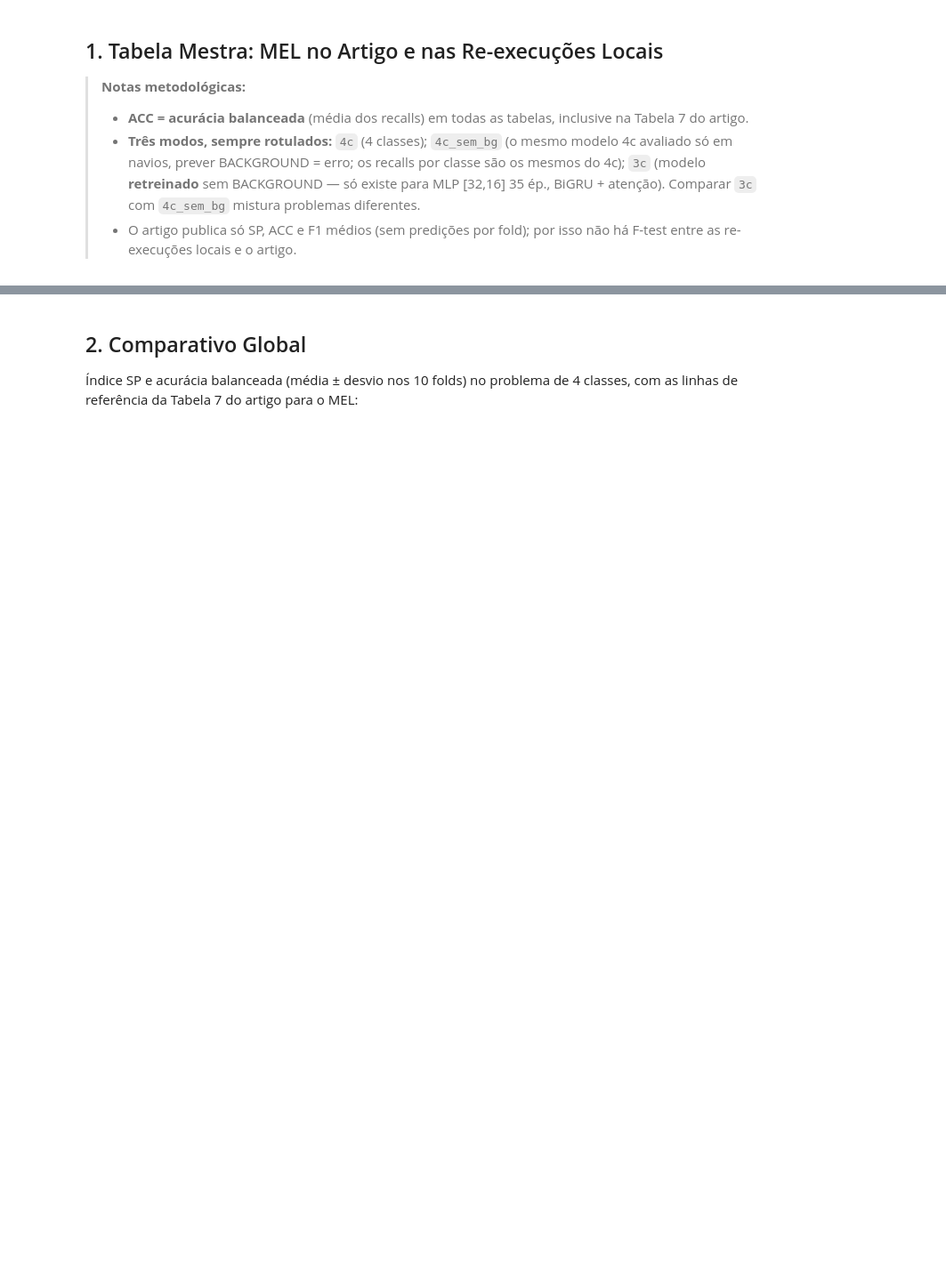
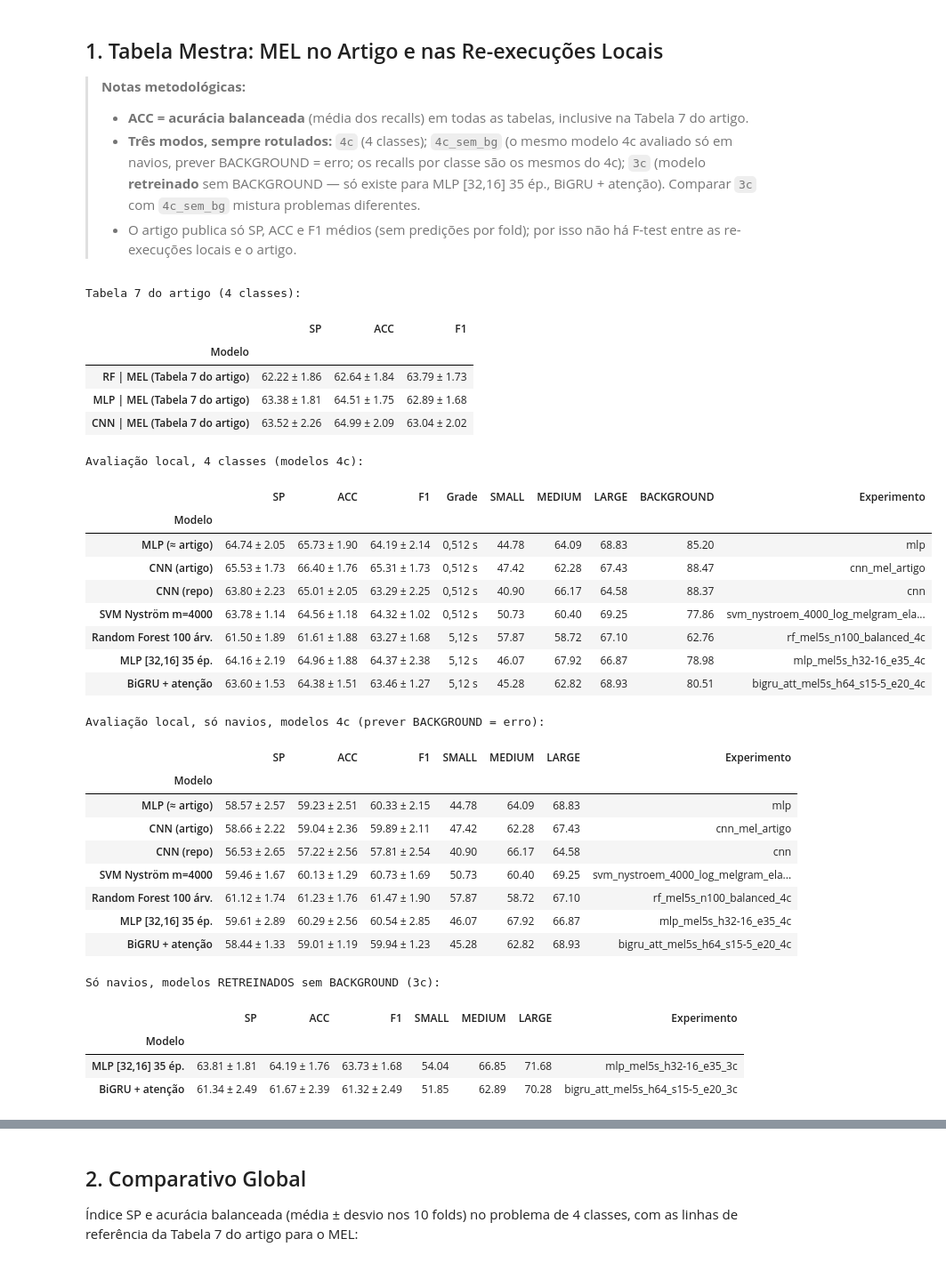
Before and after one commit to evandrorocha/iara, a Jupyter notebook: notebooks/7_comparacao_modelos_mel.ipynb, the cells around one changed output, grey strips where cells are left out. Shown at 89% size. Drawn from its saved outputs; the diff is of its cells as text; code cells hidden in the pictures; blank space fills up the shorter version.

Commit message:
Atualizando notebooks com novos dados do CNN MEL do artigo

```diff
--- a/notebooks/7_comparacao_modelos_mel.ipynb
+++ b/notebooks/7_comparacao_modelos_mel.ipynb
@@ -71,6 +71,7 @@ SVM_SWEEP = [
 ]
 PARES_OUTRA = [
     ('MLP (≈ artigo, 0,512 s)', 'mlp', 'mlp_lofar'),
+    ('CNN (artigo, 0,512 s)', 'cnn_mel_artigo', 'cnn_lofar'),
     ('SVM Nyström (melhor de cada)', 'svm_nystroem_4000_log_melgram_elasticnet_l1r0.15_C2.0', 'svm_nystroem_6000_lofar_elasticnet_l1r0.15'),
     ('Random Forest (5,12 s)', 'rf_mel5s_n100_balanced_4c', 'rf_lofar5s_n100_balanced_4c'),
     ('BiGRU + atenção (5,12 s)', 'bigru_att_mel5s_h64_s15-5_e20_4c', 'bigru_att_lofar5s_h128_s15-5_e15_4c'),
@@ -86,33 +87,65 @@ FOLDS = {l: R.fold_metrics(e) for l, e in E4.items()}
 # Colapso: em algum fold, alguma classe com recall < 5% (o SP do fold despenca e a média deixa de ser informativa)
 COLAPSADO = {l: bool((FOLDS[l][[f'R_{c}' for c in R.CLASSES]].min(axis=1) < 5).any()) for l in E4}
 
 # Tabela 7 do artigo (Silva et al., IEEE Access 2025): só SP, ACC e F1 em 4 classes
 tab_artigo = pd.DataFrame([{'Modelo': f'{m} | {r} (Tabela 7 do artigo)',
                             **{k: R.fmt(v) for k, v in R.ARTICLE_TABLE7[(m, r)].items()}}
                            for (m, r) in R.ARTICLE_TABLE7 if r == REP]).set_index('Modelo')
 ROWS = [(l + (' [COLAPSADA]' if COLAPSADO[l] else ''), e) for l, e in E4.items()]
 tab_4c = R.table(ROWS, mode='4c', metrics=MET)
 tab_4c.insert(len(MET), 'Grade', [g for *_, g, _ in PRINCIPAIS])
 tab_sem_bg = R.table(ROWS, mode='4c_sem_bg', metrics=MET)
 tab_3c = R.table([(l, e, '3c') for l, e in E3.items()], metrics=MET) if E3 else None
 def _completo(e):
     try:
         R.fold_metrics(e)
         return True
     except FileNotFoundError:   # sem os 10 folds (ou CSVs com outro nome) em disco
         return False
 
 
 SWEEP_FORA = [(l, e) for l, e in SVM_SWEEP if not _completo(e)]
 SVM_SWEEP = [(l, e) for l, e in SVM_SWEEP if _completo(e)]
 SWEEP = {l: R.summary(e) for l, e in SVM_SWEEP}
 tab_sweep = R.table(SVM_SWEEP, metrics=MET)
 
 print('Tabela 7 do artigo (4 classes):'); display(tab_artigo)
 print('Avaliação local, 4 classes (modelos 4c):'); display(tab_4c)
 print('Avaliação local, só navios, modelos 4c (prever BACKGROUND = erro):'); display(tab_sem_bg)
 if tab_3c is not None:
     print('Só navios, modelos RETREINADOS sem BACKGROUND (3c):'); display(tab_3c)
+# %% [output]
+Tabela 7 do artigo (4 classes):
+|  | SP | ACC | F1 |
+| Modelo |  |  |  |
+| RF | MEL (Tabela 7 do artigo) | 62.22 ± 1.86 | 62.64 ± 1.84 | 63.79 ± 1.73 |
+| MLP | MEL (Tabela 7 do artigo) | 63.38 ± 1.81 | 64.51 ± 1.75 | 62.89 ± 1.68 |
+| CNN | MEL (Tabela 7 do artigo) | 63.52 ± 2.26 | 64.99 ± 2.09 | 63.04 ± 2.02 |
+Avaliação local, 4 classes (modelos 4c):
+|  | SP | ACC | F1 | Grade | SMALL | MEDIUM | LARGE | BACKGROUND | Experimento |
+| Modelo |  |  |  |  |  |  |  |  |  |
+| MLP (≈ artigo) | 64.74 ± 2.05 | 65.73 ± 1.90 | 64.19 ± 2.14 | 0,512 s | 44.78 | 64.09 | 68.83 | 85.20 | mlp |
+| CNN (artigo) | 65.53 ± 1.73 | 66.40 ± 1.76 | 65.31 ± 1.73 | 0,512 s | 47.42 | 62.28 | 67.43 | 88.47 | cnn_mel_artigo |
+| CNN (repo) | 63.80 ± 2.23 | 65.01 ± 2.05 | 63.29 ± 2.25 | 0,512 s | 40.90 | 66.17 | 64.58 | 88.37 | cnn |
+| SVM Nyström m=4000 | 63.78 ± 1.14 | 64.56 ± 1.18 | 64.32 ± 1.02 | 0,512 s | 50.73 | 60.40 | 69.25 | 77.86 | svm_nystroem_4000_log_melgram_ela... |
+| Random Forest 100 árv. | 61.50 ± 1.89 | 61.61 ± 1.88 | 63.27 ± 1.68 | 5,12 s | 57.87 | 58.72 | 67.10 | 62.76 | rf_mel5s_n100_balanced_4c |
+| MLP [32,16] 35 ép. | 64.16 ± 2.19 | 64.96 ± 1.88 | 64.37 ± 2.38 | 5,12 s | 46.07 | 67.92 | 66.87 | 78.98 | mlp_mel5s_h32-16_e35_4c |
+| BiGRU + atenção | 63.60 ± 1.53 | 64.38 ± 1.51 | 63.46 ± 1.27 | 5,12 s | 45.28 | 62.82 | 68.93 | 80.51 | bigru_att_mel5s_h64_s15-5_e20_4c |
+Avaliação local, só navios, modelos 4c (prever BACKGROUND = erro):
+|  | SP | ACC | F1 | SMALL | MEDIUM | LARGE | Experimento |
+| Modelo |  |  |  |  |  |  |  |
+| MLP (≈ artigo) | 58.57 ± 2.57 | 59.23 ± 2.51 | 60.33 ± 2.15 | 44.78 | 64.09 | 68.83 | mlp |
+| CNN (artigo) | 58.66 ± 2.22 | 59.04 ± 2.36 | 59.89 ± 2.11 | 47.42 | 62.28 | 67.43 | cnn_mel_artigo |
+| CNN (repo) | 56.53 ± 2.65 | 57.22 ± 2.56 | 57.81 ± 2.54 | 40.90 | 66.17 | 64.58 | cnn |
+| SVM Nyström m=4000 | 59.46 ± 1.67 | 60.13 ± 1.29 | 60.73 ± 1.69 | 50.73 | 60.40 | 69.25 | svm_nystroem_4000_log_melgram_ela... |
+| Random Forest 100 árv. | 61.12 ± 1.74 | 61.23 ± 1.76 | 61.47 ± 1.90 | 57.87 | 58.72 | 67.10 | rf_mel5s_n100_balanced_4c |
+| MLP [32,16] 35 ép. | 59.61 ± 2.89 | 60.29 ± 2.56 | 60.54 ± 2.85 | 46.07 | 67.92 | 66.87 | mlp_mel5s_h32-16_e35_4c |
+| BiGRU + atenção | 58.44 ± 1.33 | 59.01 ± 1.19 | 59.94 ± 1.23 | 45.28 | 62.82 | 68.93 | bigru_att_mel5s_h64_s15-5_e20_4c |
+Só navios, modelos RETREINADOS sem BACKGROUND (3c):
+|  | SP | ACC | F1 | SMALL | MEDIUM | LARGE | Experimento |
+| Modelo |  |  |  |  |  |  |  |
+| MLP [32,16] 35 ép. | 63.81 ± 1.81 | 64.19 ± 1.76 | 63.73 ± 1.68 | 54.04 | 66.85 | 71.68 | mlp_mel5s_h32-16_e35_3c |
+| BiGRU + atenção | 61.34 ± 2.49 | 61.67 ± 2.39 | 61.32 ± 2.49 | 51.85 | 62.89 | 70.28 | bigru_att_mel5s_h64_s15-5_e20_3c |
 # %% [markdown]
 ### Leitura da Tabela Mestra
 1. **Artigo:** SP com MEL na Tabela 7 — RF: 62,22 ± 1,86; MLP: 63,38 ± 1,81; CNN: 63,52 ± 2,26.
```
Also changed, not shown: parts of 8 cells of this notebook, 17 other files.
